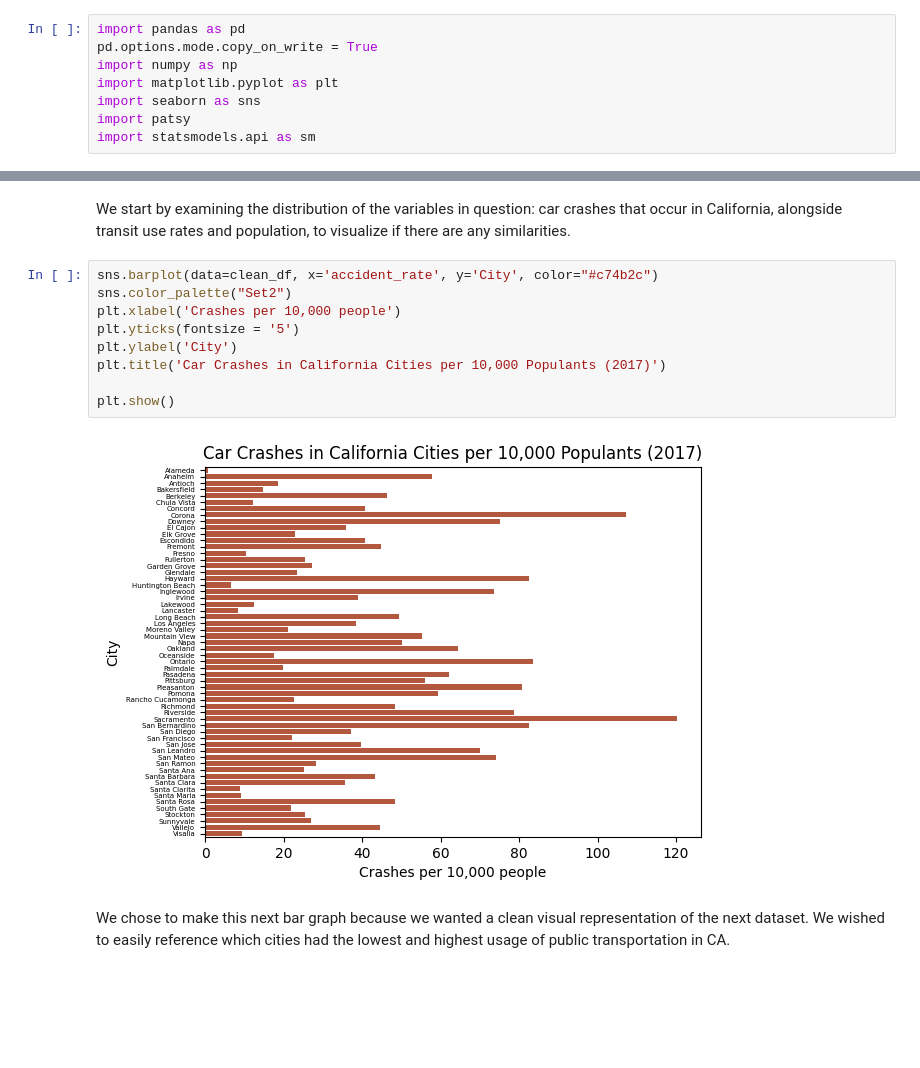
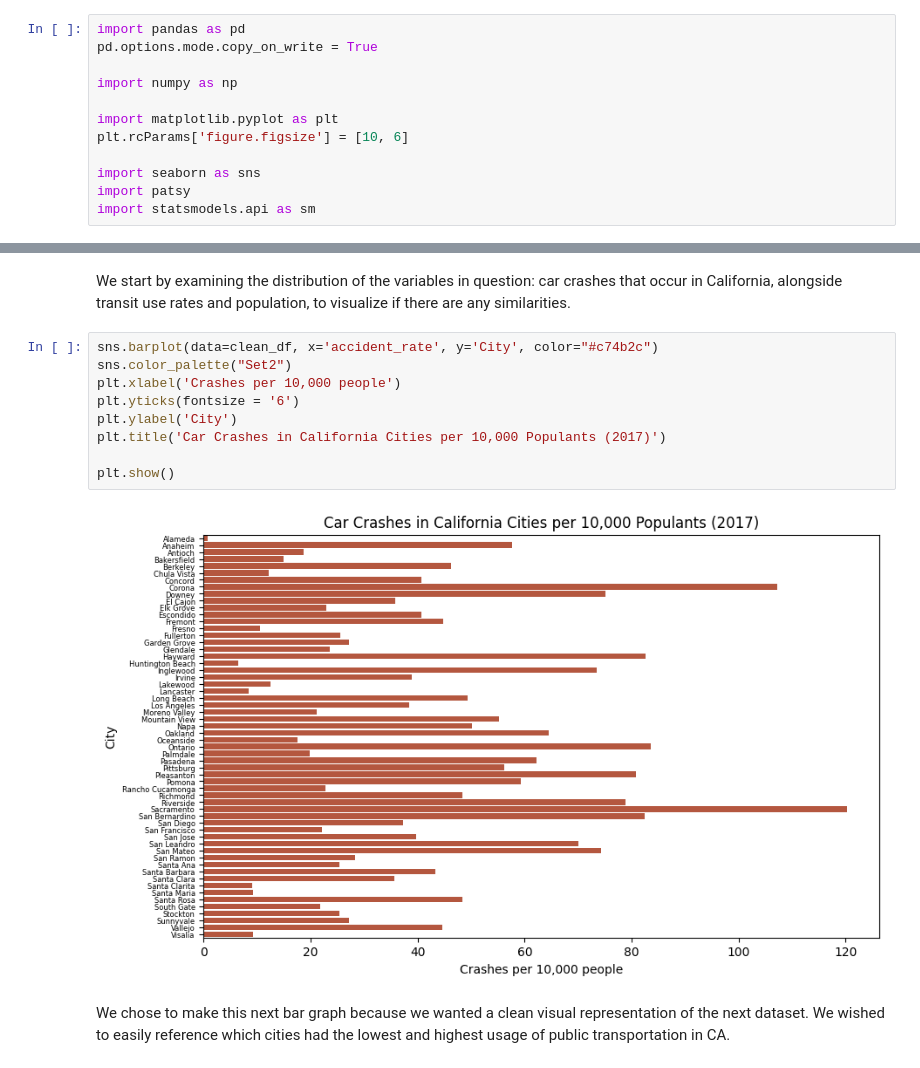
Before and after one commit to COGS108/Group099_WI24, a Jupyter notebook: FinalProject_Group099_WI24.ipynb, the cells around one changed output, grey strips where cells are left out. Cells and saved outputs as stored; diff of their text form; blank space fills up the shorter version.

```diff
--- a/FinalProject_Group099_WI24.ipynb
+++ b/FinalProject_Group099_WI24.ipynb
@@ -114,8 +114,12 @@ Second, we converted the file into a CSV to be read by pandas.
 # %%
 import pandas as pd
 pd.options.mode.copy_on_write = True
+
 import numpy as np
+
 import matplotlib.pyplot as plt
+plt.rcParams['figure.figsize'] = [10, 6]
+
 import seaborn as sns
 import patsy
 import statsmodels.api as sm
@@ -266,14 +270,14 @@ We start by examining the distribution of the variables in question: car crashes
 # %%
 sns.barplot(data=clean_df, x='accident_rate', y='City', color="#c74b2c")
 sns.color_palette("Set2")
 plt.xlabel('Crashes per 10,000 people')
-plt.yticks(fontsize = '5')
+plt.yticks(fontsize = '6')
 plt.ylabel('City')
 plt.title('Car Crashes in California Cities per 10,000 Populants (2017)')
 
 plt.show()
 # %% [output]
-[figure, old version]
+[figure, new version]
 # %% [markdown]
 We chose to make this next bar graph because we wanted a clean visual representation of the next dataset. We wished to easily reference which cities had the lowest and highest usage of public transportation in CA.
 # %%
```
Also changed, not shown: parts of 28 cells of this notebook.
